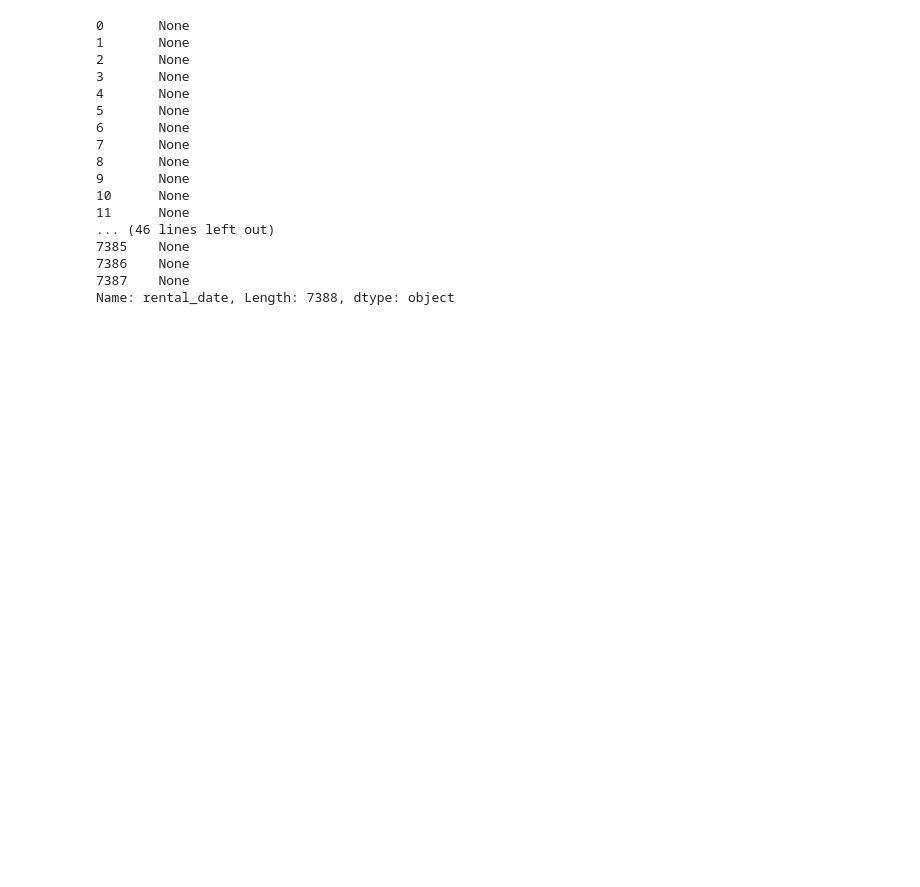
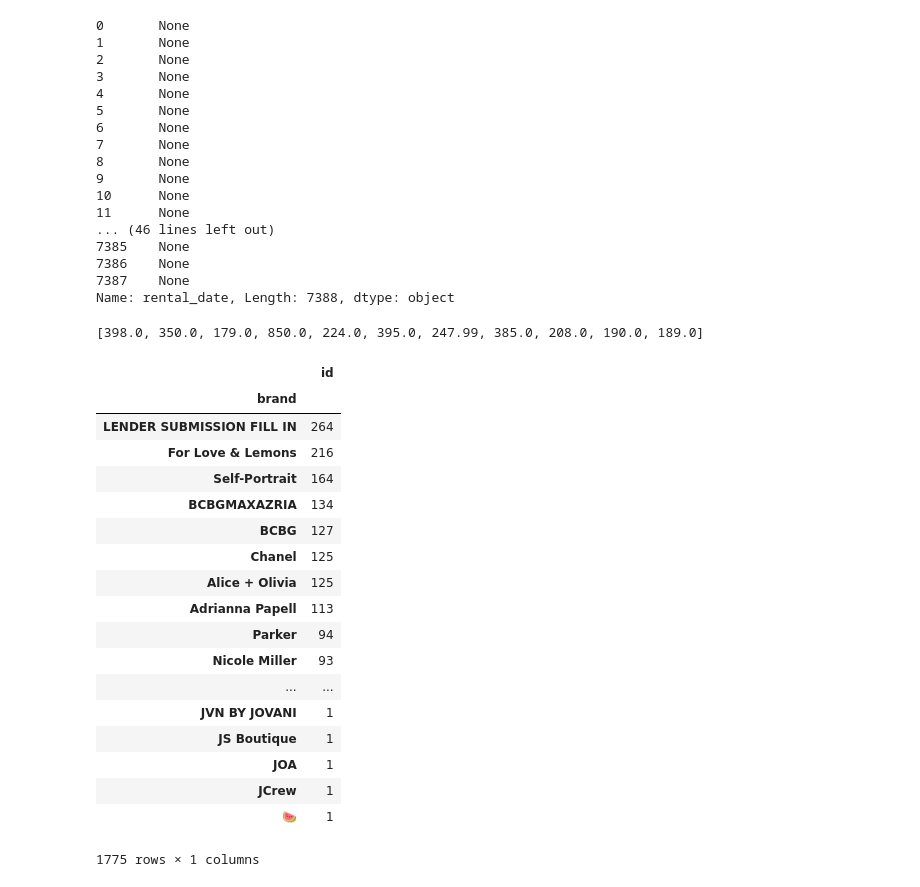
Before and after one commit to patrickspencer/regressthedress, a Jupyter notebook: testing/Notebook.ipynb, the cells around one changed output. Saved outputs shown, nothing was run; the diff lists cells and outputs as text; code cells hidden in the pictures; blank space fills up the shorter version.

```diff
--- a/testing/Notebook.ipynb
+++ b/testing/Notebook.ipynb
@@ -120,0 +124,31 @@ df.loc[(df['rent_per_week'] < 1000) & (df['cost'] < 1000) & (df['rental_date'])]
+# %%
+items = main.get_top_n_similar_items("Gown with Long Sleeves and Deep V")
+l = [item.cost for item in items]
+# df = pd.DataFrame.from_records(l)
+a = np.array(l)
+np.std(l, 0)
+l
+# %% [output]
+[398.0, 350.0, 179.0, 850.0, 224.0, 395.0, 247.99, 385.0, 208.0, 190.0, 189.0]
+# %%
+df[['id', 'brand']].groupby(['brand']).agg('count').sort_values('id', ascending=0)
+# %% [output]
+|  | id |
+| brand |  |
+| LENDER SUBMISSION FILL IN | 264 |
+| For Love & Lemons | 216 |
+| Self-Portrait | 164 |
+| BCBGMAXAZRIA | 134 |
+| BCBG | 127 |
+| Chanel | 125 |
+| Alice + Olivia | 125 |
+| Adrianna Papell | 113 |
+| Parker | 94 |
+| Nicole Miller | 93 |
+| ... | ... |
+| JVN BY JOVANI | 1 |
+| JS Boutique | 1 |
+| JOA | 1 |
+| JCrew | 1 |
+| 🍉 | 1 |
+1775 rows × 1 columns
```
Also changed, not shown: parts of 7 cells of this notebook, 2 other files.
